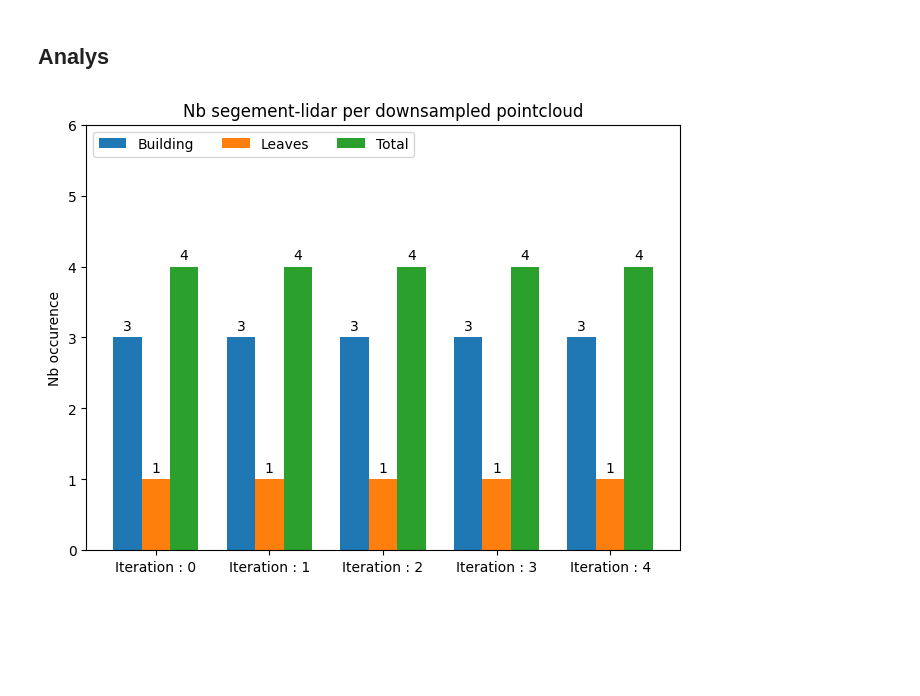
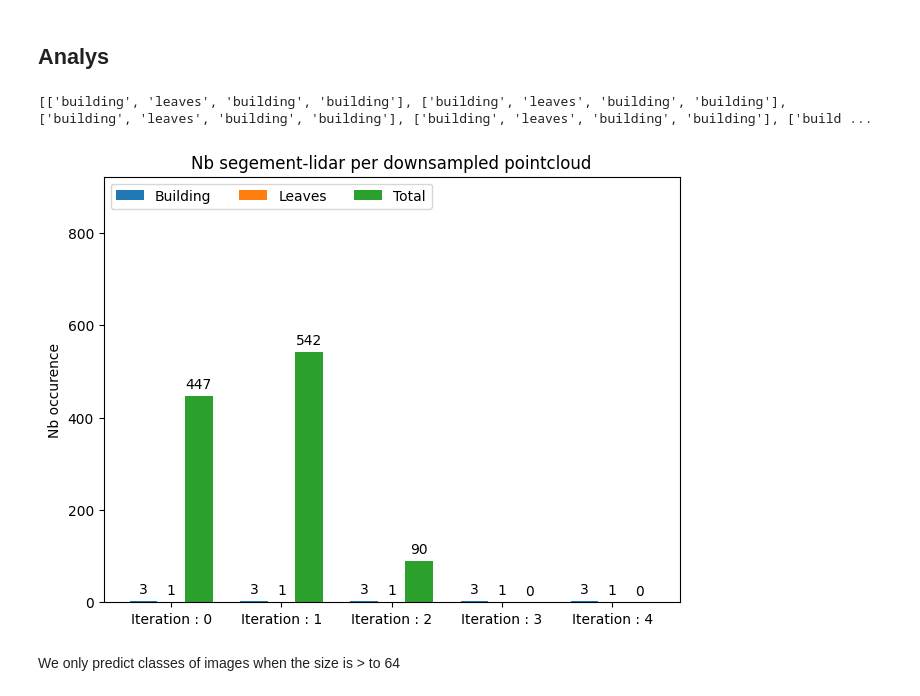
Before and after one commit to LRMPUT/internship_enssat_put, a Jupyter notebook: lidar-segment/lidar-segment/main.ipynb, the cells around one changed output. Drawn from its saved outputs; the diff is of its cells as text; code cells hidden in the pictures; blank space fills up the shorter version.

```diff
--- a/lidar-segment/lidar-segment/main.ipynb
+++ b/lidar-segment/lidar-segment/main.ipynb
@@ -68,15 +67,14 @@ def convert_las_to_pcd(las) -> o3d.t.geometry.PointCloud:
 # %% [markdown]
 ## Voxel function for downsampling PCD files
 # %%
-def voxel_downsample(pcd, nb_points, voxelvalue = 1): # Increase voxel size to reduce memory usage
+def voxel_downsample(pcd, voxelvalue = 1): # Increase voxel size to reduce memory usage
     '''
     If your pointcloud file is expressed in meters, voxel_size=0.05 will mean the voxel grid will be made up of voxels measuring 5 x 5 x 5 cm.
     After filtering the pointcloud density is reduced so that you have only one point per such voxel.
     '''
     downsample = pcd.voxel_down_sample(voxelvalue)
     print("before : ", pcd, ", after : ", downsample)
-    nb_points.append(len(np.asarray(downsample.points)))
-    return downsample, nb_points
+    return downsample, len(downsample.points)
 # %% [markdown]
 ## Run the Lidar segment algo
 # %%
@@ -284,11 +312,13 @@ transform = transforms.Compose([
 
 
 def evaluate(cnn):
+    total = 0
     labels = [[] for _ in range(len(os.listdir("../data")))]
     data_folder = "../data"
     for i, folders in enumerate(os.listdir(data_folder)):
         for j, filename in enumerate(os.listdir(os.path.join(data_folder, folders))):
             data_file = os.path.join(data_folder, folders, filename)
+            total = total +1
             #print(plt.imread(data_file).shape[0], plt.imread(data_file).shape[1])
             if(plt.imread(data_file).shape[0] < 64):
                 continue
@@ -316,8 +346,8 @@ def evaluate(cnn):
             predicted_label = label_map[predicted.item()]
             labels[i].append(predicted_label)
 
-    return labels
+    return labels, total
 
-labels = evaluate(model)
+labels, total = evaluate(model)
 print(labels)
 # %% [output]
@@ -330,45 +376,54 @@ import numpy as np
 
 
 test_contours = [['building', 'leaves', 'building', 'building'], ['building', 'leaves', 'building', 'building'], ['building', 'leaves', 'building', 'building'], ['building', 'leaves', 'building', 'building'], ['building', 'leaves', 'building', 'building']]
 
+#contours = test_contours
+contours = labels
+len_contours = len(contours)
+print(contours)
 species = list()
-for i in range(len(test_contours)):
+for i in range(len_contours):
     species.append("Iteration : "+str(i))
-penguin_means = {
-    'Building': [0, 0, 0, 0, 0],
-    'Leaves': [0, 0, 0, 0, 0],
-    'Total': [0, 0, 0, 0, 0],
+informations = {
+    'Building': [0] * len_contours,
+    'Leaves': [0] * len_contours,
+    'Total': [0] * len_contours,
 }
 
-for i in range(len(test_contours)):
-    for j in range(len(test_contours[i])):
-        if(test_contours[i][j] == "building"):
-            penguin_means['Building'][i] = penguin_means['Building'][i] + 1
-            penguin_means['Total'][i] = penguin_means['Total'][i] + 1
+for i in range(len(contours)):
+    for j in range(len(contours[i])):
+        if(contours[i][j] == "building"):
+            informations['Building'][i] = informations['Building'][i] + 1
         else:
-            penguin_means['Leaves'][i] = penguin_means['Leaves'][i] +1
-            penguin_means['Total'][i] = penguin_means['Total'][i] + 1
+            informations['Leaves'][i] = informations['Leaves'][i] +1
 
+data_folder = "../data"
+for i, folders in enumerate(os.listdir(data_folder)):
+        for j, filename in enumerate(os.listdir(os.path.join(data_folder, folders))):
+                informations['Total'][i] = informations['Total'][i] + 1
 
 x = np.arange(len(species))  # the label locations
 width = 0.25  # the width of the bars
 multiplier = 0
 
 fig, ax = plt.subplots(layout='constrained')
 
-for attribute, measurement in penguin_means.items():
+for attribute, measurement in informations.items():
     offset = width * multiplier
     rects = ax.bar(x + offset, measurement, width, label=attribute)
     ax.bar_label(rects, padding=3)
     multiplier += 1
 
 # Add some text for labels, title and custom x-axis tick labels, etc.
 ax.set_ylabel('Nb occurence')
 ax.set_title('Nb segement-lidar per downsampled pointcloud')
 ax.set_xticks(x + width, species)
 ax.legend(loc='upper left', ncols=3)
-ax.set_ylim(0, max(penguin_means['Total'])*1.7)
+ax.set_ylim(0, max(informations['Total'])*1.7)
 
 plt.show()
 # %% [output]
+[['building', 'leaves', 'building', 'building'], ['building', 'leaves', 'building', 'building'], ['building', 'leaves', 'building', 'building'], ['building', 'leaves', 'building', 'building'], ['build ...
-[figure, old version]
+[figure, new version]
+# %% [markdown]
+We only predict classes of images when the size is > to 64
```
Also changed, not shown: parts of 6 cells of this notebook, 2 other files.
